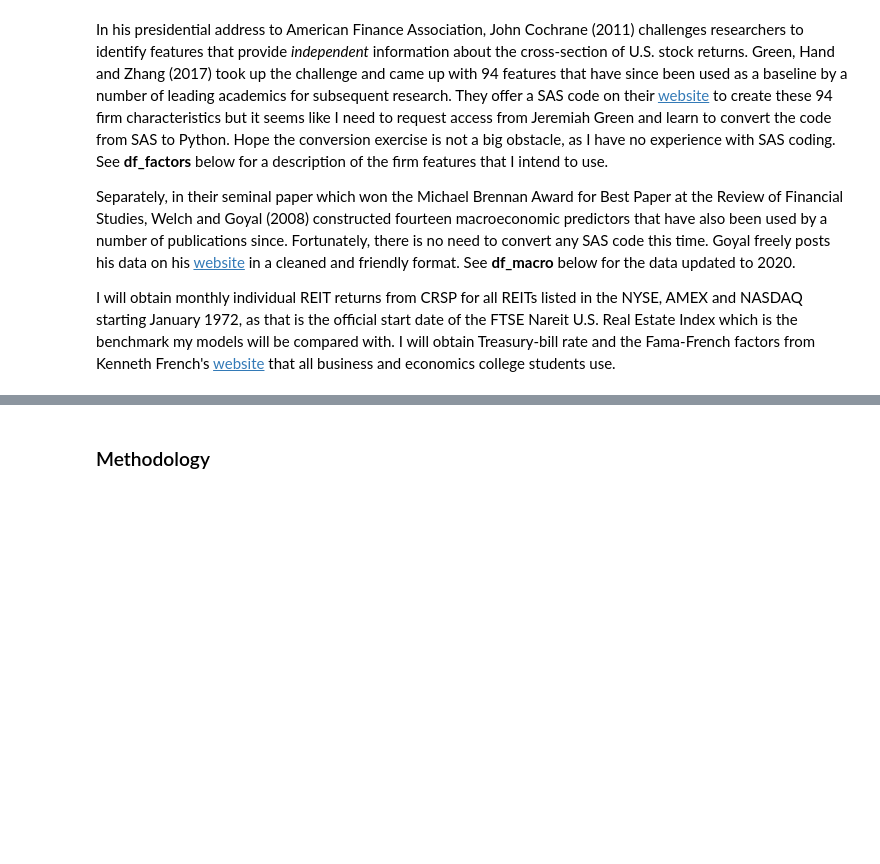
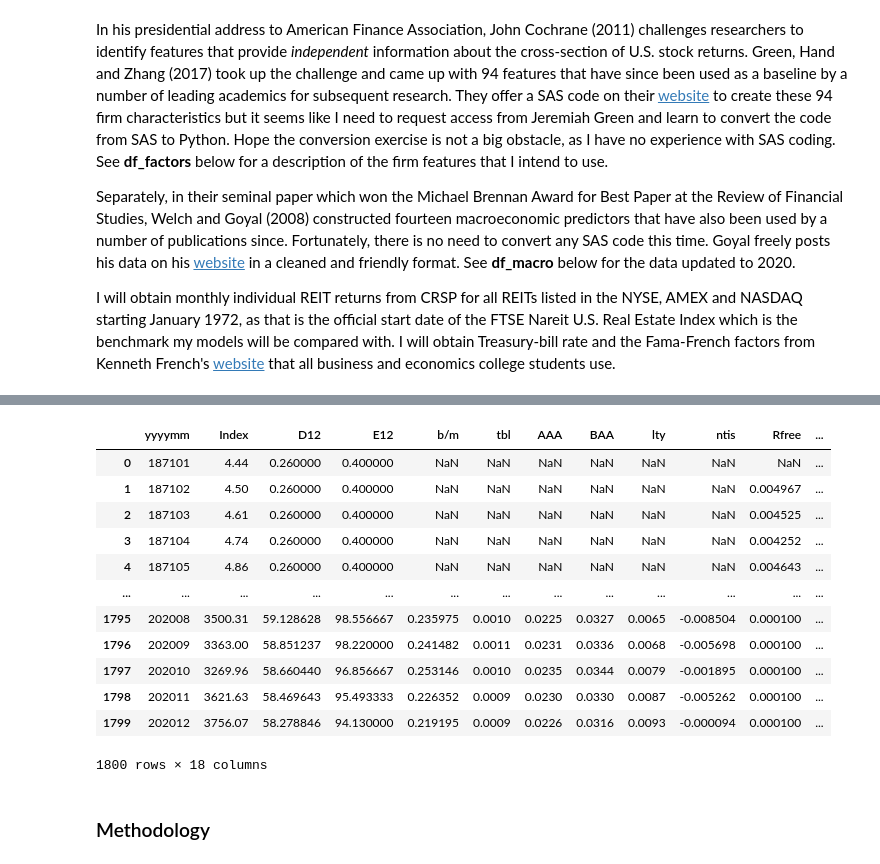
Before and after one commit to ngwtl/DSI-SG-24-projects, a Jupyter notebook: project_capstone/code/ethan-capstone-proposal.ipynb, the cells around one changed output, grey strips where cells are left out. Drawn from its saved outputs; the diff is of its cells as text; code cells hidden in the pictures; blank space fills up the shorter version.

```diff
--- a/project_capstone/code/ethan-capstone-proposal.ipynb
+++ b/project_capstone/code/ethan-capstone-proposal.ipynb
@@ -44,6 +46,7 @@ I will obtain monthly individual REIT returns from CRSP for all REITs listed in
 url = '../data/green_hand_zhang_journal_article.html'
 soup = BeautifulSoup(open(url).read())
 
+# Extract features from html file
 df_factors = []
 for element in soup.find_all('table')[38].find('tbody').find_all('tr'):
     factor = {}
@@ -53,5 +56,8 @@ for element in soup.find_all('table')[38].find('tbody').find_all('tr'):
     factor['Description of feature'] = element.select('td')[3].get_text(strip=True)
     df_factors.append(factor)
 
-df_factors = pd.DataFrame(df)
+
+# Show features
+pd.set_option('display.max_rows', None)
+df_factors = pd.DataFrame(df_factors)
 df_factors
@@ -58,7 +82,24 @@ df_factors
 # %%
 # Show 14 macroeconomic predictors from Welch and Goyal (2008)
 df_macro = pd.read_excel('../data/goyal_PredictorData2020.xlsx')
+
+pd.set_option('display.max_rows', 10)
+pd.set_option('display.max_columns', 20)
 df_macro
+# %% [output]
+|  | yyyymm | Index | D12 | E12 | b/m | tbl | AAA | BAA | lty | ntis | Rfree | ... |
+| 0 | 187101 | 4.44 | 0.260000 | 0.400000 | NaN | NaN | NaN | NaN | NaN | NaN | NaN | ... |
+| 1 | 187102 | 4.50 | 0.260000 | 0.400000 | NaN | NaN | NaN | NaN | NaN | NaN | 0.004967 | ... |
+| 2 | 187103 | 4.61 | 0.260000 | 0.400000 | NaN | NaN | NaN | NaN | NaN | NaN | 0.004525 | ... |
+| 3 | 187104 | 4.74 | 0.260000 | 0.400000 | NaN | NaN | NaN | NaN | NaN | NaN | 0.004252 | ... |
+| 4 | 187105 | 4.86 | 0.260000 | 0.400000 | NaN | NaN | NaN | NaN | NaN | NaN | 0.004643 | ... |
+| ... | ... | ... | ... | ... | ... | ... | ... | ... | ... | ... | ... | ... |
+| 1795 | 202008 | 3500.31 | 59.128628 | 98.556667 | 0.235975 | 0.0010 | 0.0225 | 0.0327 | 0.0065 | -0.008504 | 0.000100 | ... |
+| 1796 | 202009 | 3363.00 | 58.851237 | 98.220000 | 0.241482 | 0.0011 | 0.0231 | 0.0336 | 0.0068 | -0.005698 | 0.000100 | ... |
+| 1797 | 202010 | 3269.96 | 58.660440 | 96.856667 | 0.253146 | 0.0010 | 0.0235 | 0.0344 | 0.0079 | -0.001895 | 0.000100 | ... |
+| 1798 | 202011 | 3621.63 | 58.469643 | 95.493333 | 0.226352 | 0.0009 | 0.0230 | 0.0330 | 0.0087 | -0.005262 | 0.000100 | ... |
+| 1799 | 202012 | 3756.07 | 58.278846 | 94.130000 | 0.219195 | 0.0009 | 0.0226 | 0.0316 | 0.0093 | -0.000094 | 0.000100 | ... |
+1800 rows × 18 columns
 # %% [markdown]
 ### Methodology
 # %% [markdown]
```
Also changed, not shown: parts of 3 cells of this notebook.
